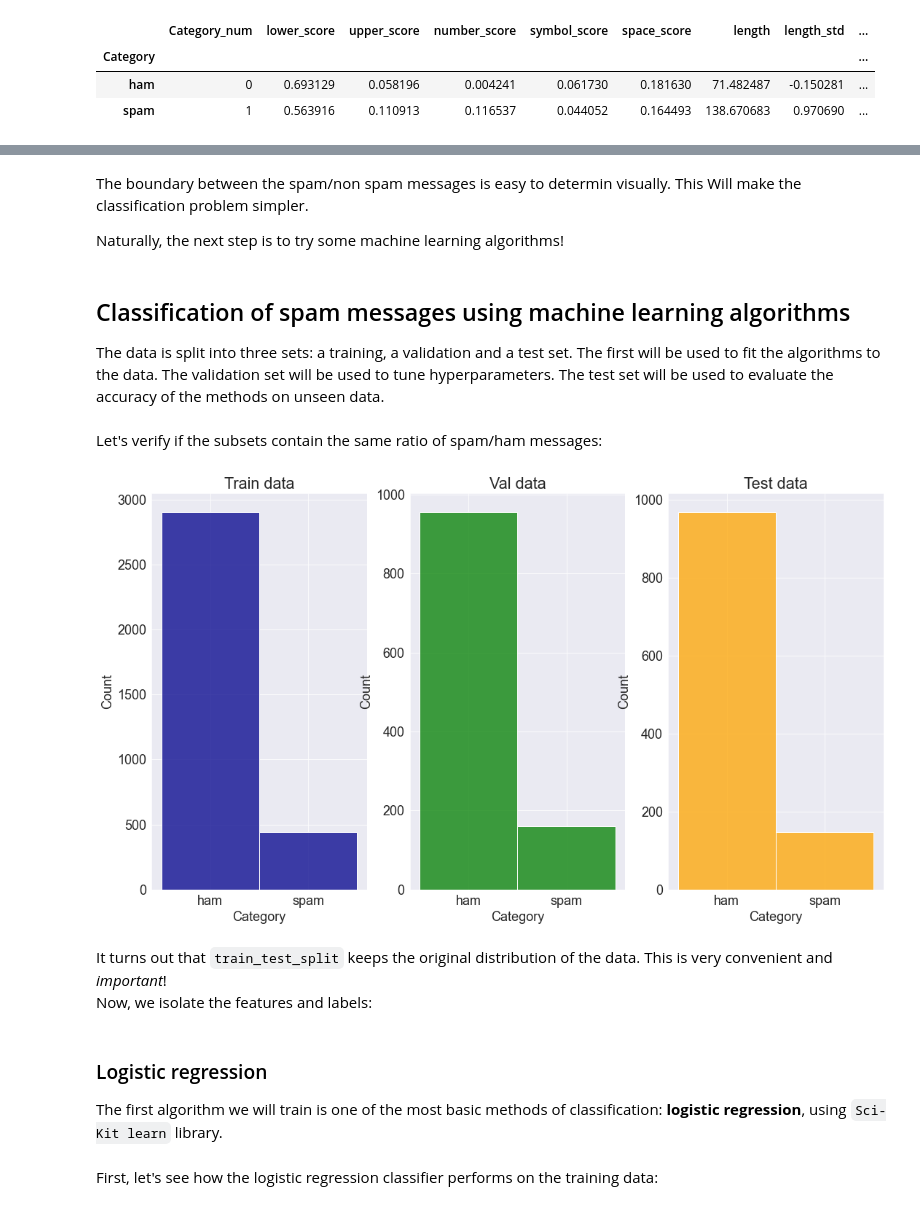
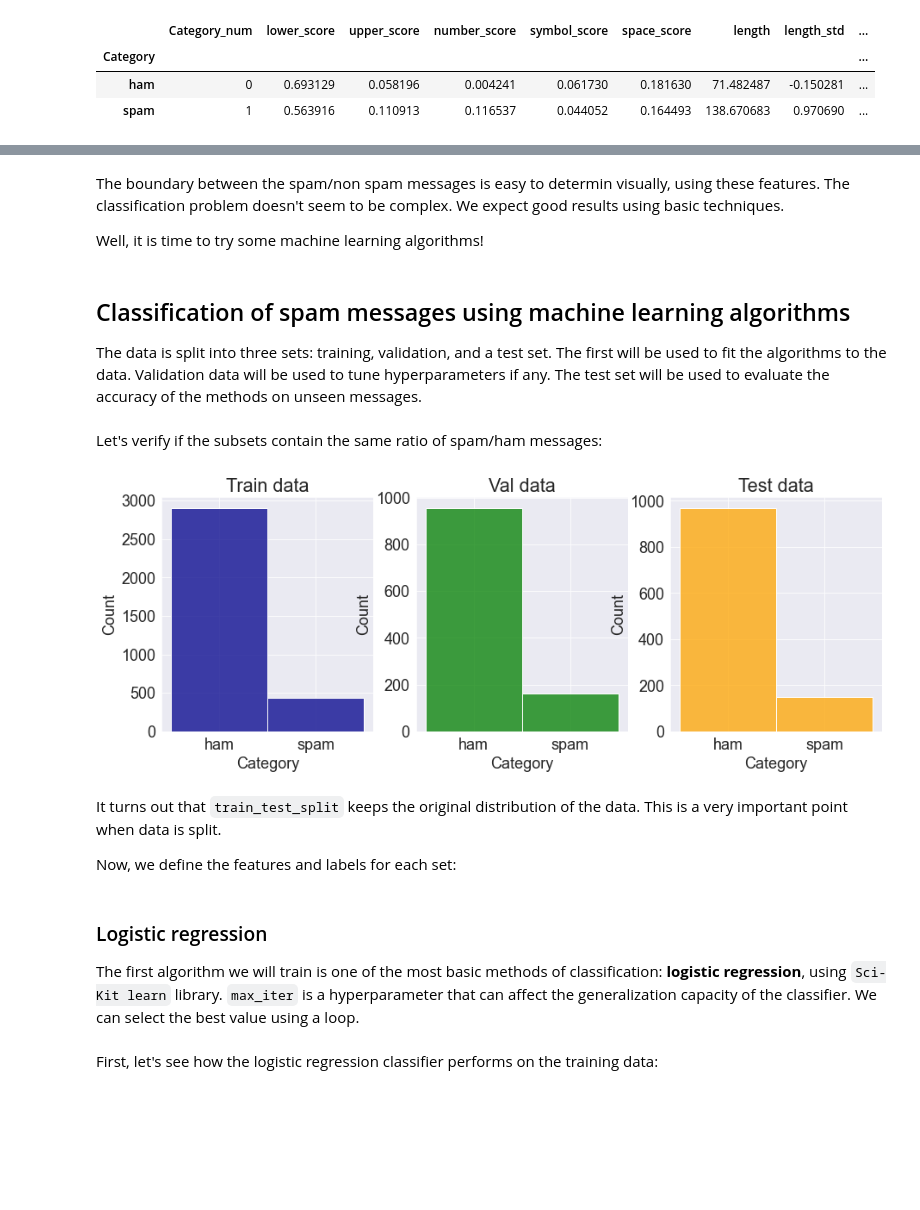
Before and after one commit to zaitrik/spam_detect, a Jupyter notebook: spam_detect.ipynb, the cells around one changed output, grey strips where cells are left out. Cells and saved outputs as stored; diff of their text form; code cells hidden in the pictures; blank space fills up the shorter version.

Commit message:
remove ensemble technique, add hyperparams tuning for most techniques

```diff
--- a/spam_detect.ipynb
+++ b/spam_detect.ipynb
@@ -30,7 +32,6 @@ from zipfile import ZipFile
 %matplotlib inline
 sns.set_style('darkgrid')
 matplotlib.rcParams['font.size'] = 18
-matplotlib.rcParams['figure.figsize'] = (18, 10)
 matplotlib.rcParams['figure.facecolor'] = '#00000000'
 import warnings
 warnings.filterwarnings("ignore")
@@ -77,4 +80,5 @@ The category 1 refers to spam messages. Let's see if dataset is balanced.
 # %%
+matplotlib.rcParams['figure.figsize'] = (9, 5)
 fig = sns.histplot(data_raw['Category']);
 fig.set(ylabel = 'Sms count', xlabel = 'Sms category', Title='');
 # %% [output]
@@ -217,0 +204,14 @@ fig.legend(title='Sms categories');
+# %%
+matplotlib.rcParams['figure.figsize'] = (9, 15)
+plt.subplot(311);
+fig = sns.scatterplot(x='lower_score_std',y='upper_score_std',hue='Category',data=data_raw);
+fig.set(ylabel = 'Upper case score', xlabel = 'Lower case score', Title='');
+fig.legend(title='Sms categories');
+plt.subplot(312);
+fig = sns.scatterplot(x='number_score_std',y='symbol_score_std',hue='Category',data=data_raw);
+fig.set(ylabel = 'Symbols score', xlabel = 'Numbers score', Title='');
+fig.legend(title='Sms categories');
+plt.subplot(313);
+fig = sns.scatterplot(x='space_score_std',y='length_std',hue='Category',data=data_raw);
+fig.set(ylabel = 'Length score', xlabel = 'Space score', Title='');
+fig.legend(title='Sms categories');
@@ -218,10 +220,10 @@ fig.legend(title='Sms categories');
 # %% [markdown]
-The boundary between the spam/non spam messages is easy to determin visually. This Will make the classification problem simpler.
+The boundary between the spam/non spam messages is easy to determin visually, using these features. The classification problem doesn't seem to be complex. We expect good results using basic techniques.
 
-Naturally, the next step is to try some machine learning algorithms!
+Well, it is time to try some machine learning algorithms!
 # %% [markdown]
 ## Classification of spam messages using machine learning algorithms
-The data is split into three sets: a training, a validation and a test set. The first will be used to fit the algorithms to the data. The validation set will be used to tune hyperparameters. The test set will be used to evaluate the accuracy of the methods on unseen data.
+The data is split into three sets: training, validation, and a test set. The first will be used to fit the algorithms to the data. Validation data will be used to tune hyperparameters if any. The test set will be used to evaluate the accuracy of the methods on unseen messages.
 # %%
 from sklearn.model_selection import train_test_split
 trainval_data, test_data = train_test_split(data_raw,test_size=0.2)
@@ -230,18 +232,20 @@ train_data, val_data = train_test_split(trainval_data,test_size=0.25)
 Let's verify if the subsets contain the same ratio of spam/ham messages:
 # %%
 # check if the split is well distributed
+matplotlib.rcParams['figure.figsize'] = (15, 5)
 plt.subplot(131);
 fig = sns.histplot(train_data['Category'],color='darkblue');
 fig.set_title('Train data');
 plt.subplot(132);
 fig= sns.histplot(val_data['Category'],color='green');
 fig.set_title('Val data') ;
 plt.subplot(133);
 fig = sns.histplot(test_data['Category'],color='orange');
 fig.set_title('Test data');
 # %% [output]
-[figure, old version]
+[figure, new version]
 # %% [markdown]
-It turns out that `train_test_split` keeps the original distribution of the data. This is very convenient and *important*!
-Now, we isolate the features and labels:
+It turns out that `train_test_split` keeps the original distribution of the data. This is a very important point when data is split.
+
+Now, we define the features and labels for each set:
 # %%
@@ -259,7 +266,7 @@ test_features =test_data[in_cols]
 test_labels = test_data['Category_num']
 # %% [markdown]
 ### Logistic regression
-The first algorithm we will train is one of the most basic methods of classification: **logistic regression**, using `Sci-Kit learn` library.
+The first algorithm we will train is one of the most basic methods of classification: **logistic regression**, using `Sci-Kit learn` library. `max_iter` is a hyperparameter that can affect the generalization capacity of the classifier. We can select the best value using a loop.
 # %%
 # logistic regression
 from sklearn.linear_model import LogisticRegression
```
Also changed, not shown: parts of 37 cells of this notebook.
